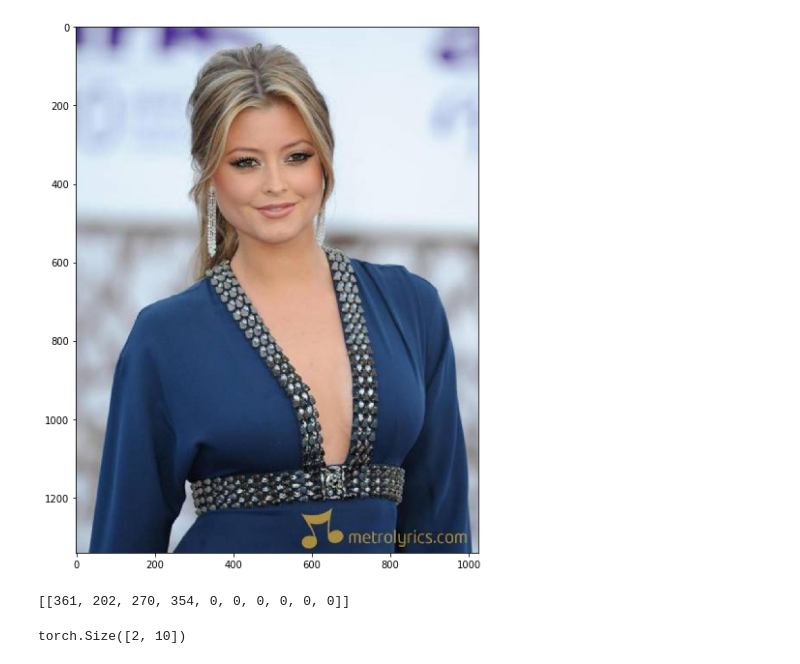
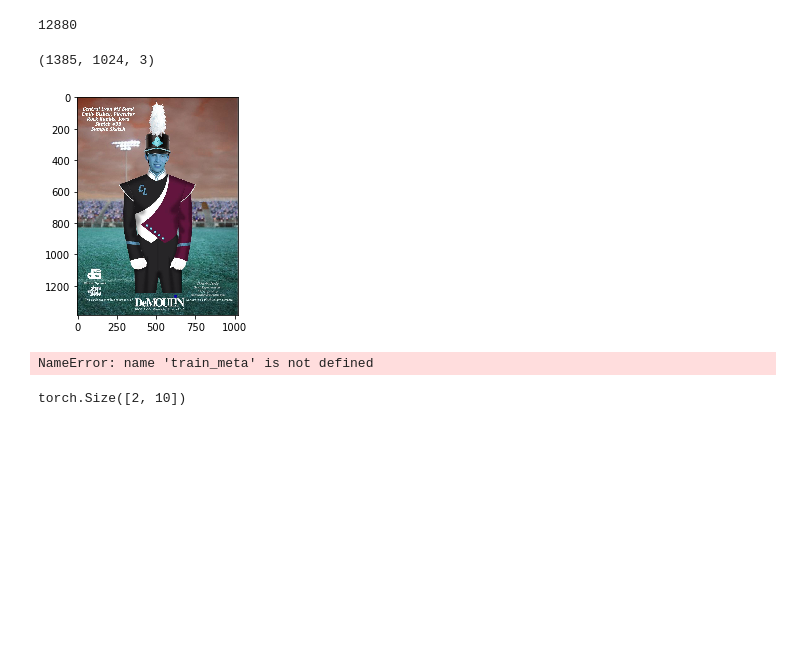
Before and after one commit to v-iashin/WebsiteYOLO, a Jupyter notebook: experiments/detector/yolo/train.ipynb, the cells around one changed output. Saved outputs shown, nothing was run; the diff lists cells and outputs as text; code cells hidden in the pictures; blank space fills up the shorter version.

Commit message:
meta parsing. preparing things for loss. todo: loss

```diff
--- a/experiments/detector/yolo/train.ipynb
+++ b/experiments/detector/yolo/train.ipynb
@@ -15,8 +7,0 @@ FileNotFoundError: [Errno 2] No such file or directory: './data/wider_face_split
-# %%
-img_path = list(train_meta.keys())[0]
-img = cv2.imread(img_path)
-img = cv2.cvtColor(img, cv2.COLOR_BGR2RGB)
-plt.figure(figsize=(10, 10))
-plt.imshow(img);
-# %% [output]
-[figure, removed]
@@ -61,9 +13,19 @@ def read_meta_from_file(data_root_path):
+# %%
+sum([len(files) for r, d, files in os.walk("./data/WIDER_train/images/")])
+# %% [output]
+12880
+# %%
+img = cv2.imread('./data/WIDER_train/images/0--Parade/0_Parade_marchingband_1_849.jpg')
+plt.imshow(img)
+img = cv2.imread('./data/WIDER_train/images/0--Parade/0_Parade_marchingband_1_849.jpg').shape
+img
+# %% [output]
+(1385, 1024, 3)
+[figure, added]
 # %%
-train_meta = read_meta_from_file(DATA_PATH)
+train_meta
+# %% [output]
+NameError: name 'train_meta' is not defined
-# %%
-list(train_meta.values())[0]
-# %% [output]
-[[361, 202, 270, 354, 0, 0, 0, 0, 0, 0]]
 # %%
 import torch
 # %%
```
Also changed, not shown: parts of 7 cells of this notebook, 8 other files.
